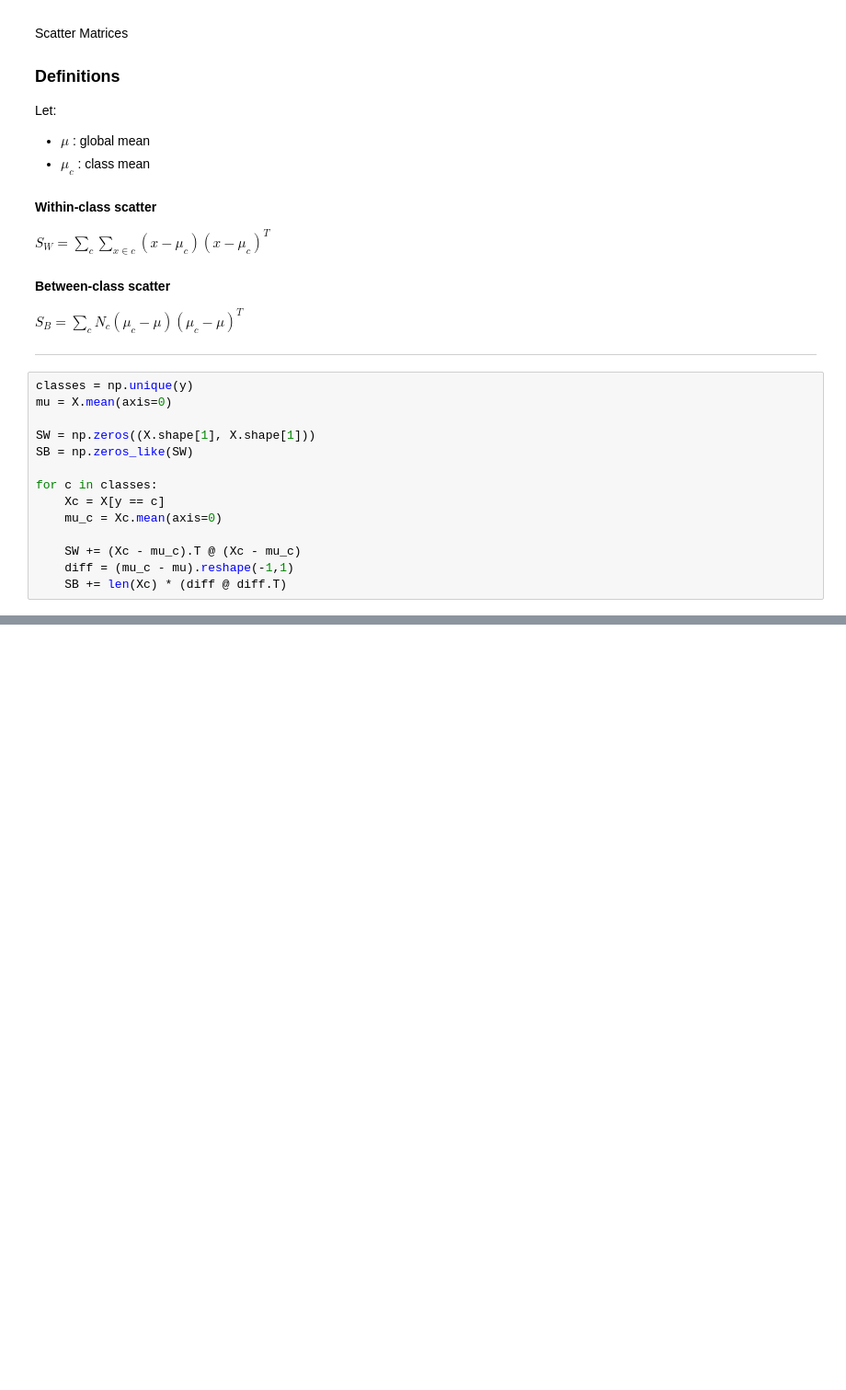
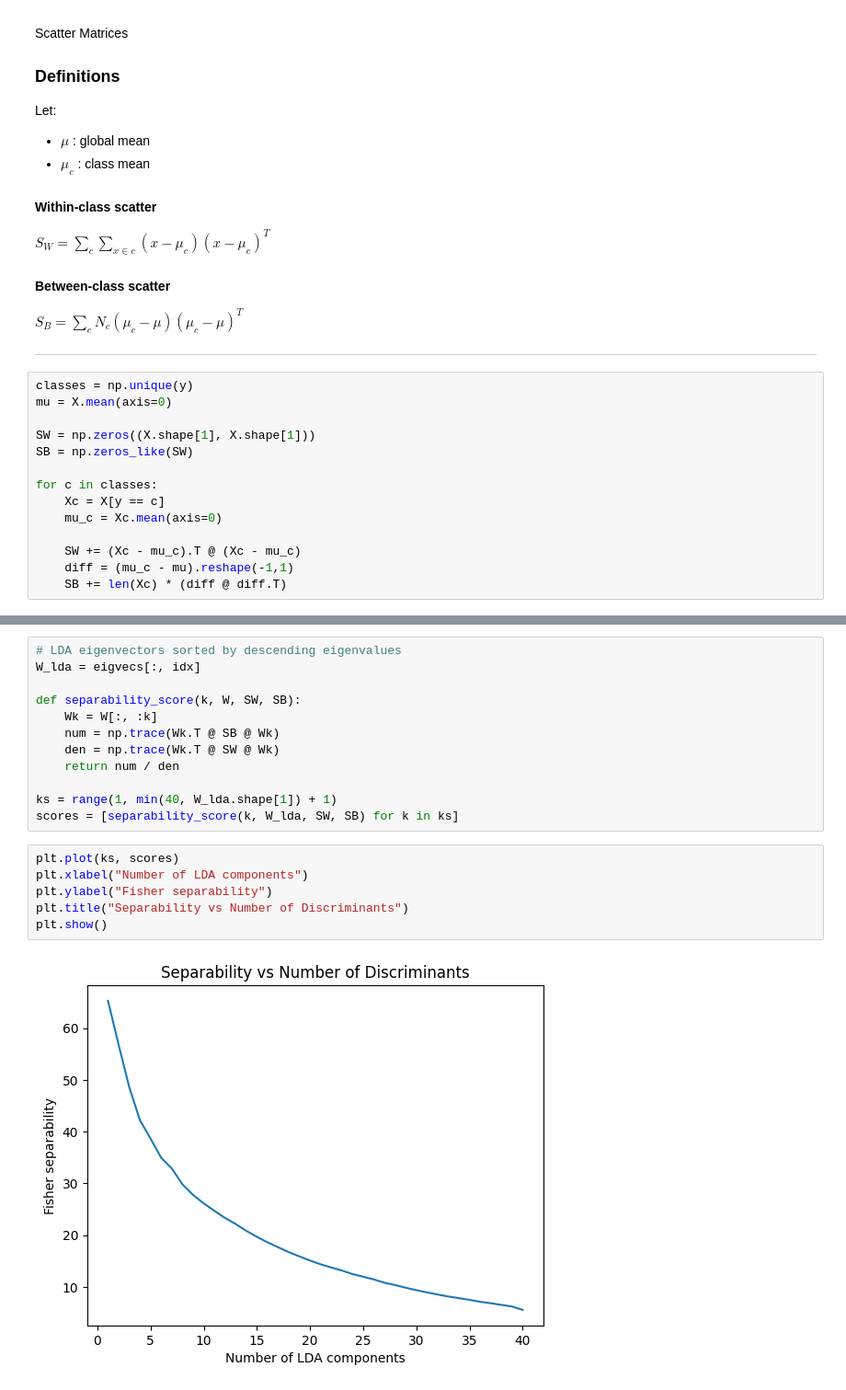
Before and after one commit to ParsaBordbar/SPR, a Jupyter notebook: Dimensionality_Reduction/dim_red.ipynb, the cells around one changed output, grey strips where cells are left out. Shown at 92% size. Saved outputs shown, nothing was run; the diff lists cells and outputs as text; blank space fills up the shorter version.

```diff
--- a/Dimensionality_Reduction/dim_red.ipynb
+++ b/Dimensionality_Reduction/dim_red.ipynb
@@ -286,0 +814,20 @@ for c in classes:
+# %%
+# LDA eigenvectors sorted by descending eigenvalues
+W_lda = eigvecs[:, idx]
+
+def separability_score(k, W, SW, SB):
+    Wk = W[:, :k]
+    num = np.trace(Wk.T @ SB @ Wk)
+    den = np.trace(Wk.T @ SW @ Wk)
+    return num / den
+
+ks = range(1, min(40, W_lda.shape[1]) + 1)
+scores = [separability_score(k, W_lda, SW, SB) for k in ks]
+# %%
+plt.plot(ks, scores)
+plt.xlabel("Number of LDA components")
+plt.ylabel("Fisher separability")
+plt.title("Separability vs Number of Discriminants")
+plt.show()
+# %% [output]
+[figure, added]
```
Also changed, not shown: parts of 58 cells of this notebook.
